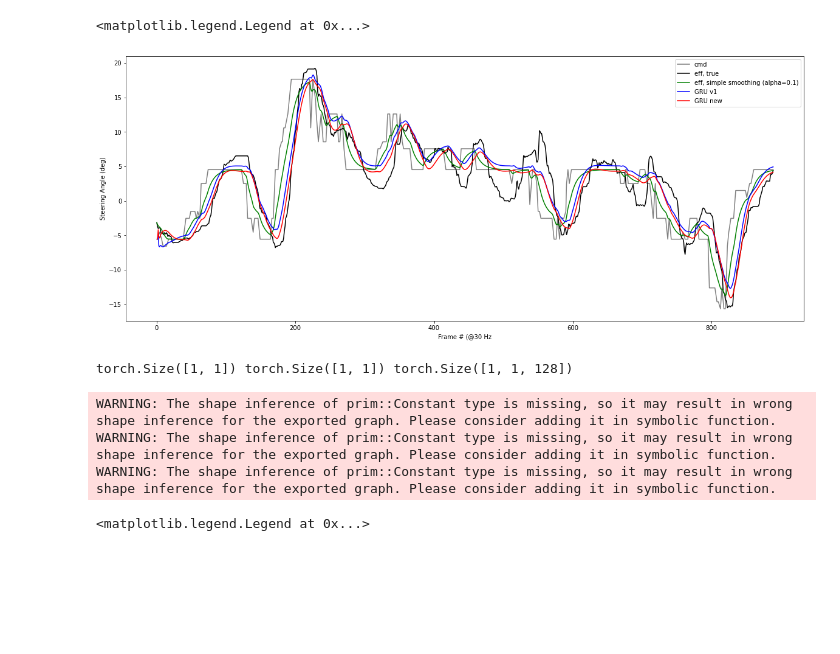
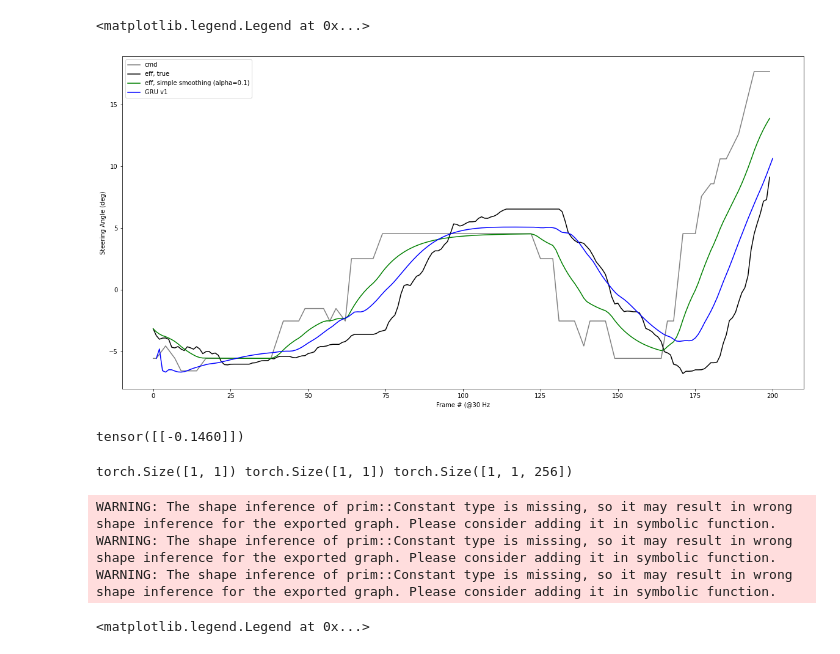
Before and after one commit to nikebless/e2e-driving, a Jupyter notebook: notebooks/vehicle_dynamics.ipynb, the cells around one changed output. Cells and saved outputs as stored; diff of their text form; code cells hidden in the pictures; blank space fills up the shorter version.

Commit message:
support vista pre-resizing, add dynamics model

```diff
--- a/notebooks/vehicle_dynamics.ipynb
+++ b/notebooks/vehicle_dynamics.ipynb
@@ -178,0 +287,6 @@ train_ds, val_ds = make_dataset(df)
+# %%
+dst_fps = 10
+seq_len = 5*dst_fps # 2 seconds at 10 Hz
+
+
+train_ds, val_ds = make_dataset(df, dst_fps, seq_len)
@@ -185,9 +317,9 @@ class RMSELoss(torch.nn.Module):
     def forward(self, y_pred, y_true):
         return torch.sqrt(self.mse(y_pred, y_true))
 # %%
-batch_size = 128
+batch_size = 512
 num_workers = 0
-gru_hidden_size = 128
+gru_hidden_size = 256
 gru_layers = 1
 
 dataloader = DataLoader(train_ds,
@@ -226,8 +358,6 @@ def train(model, dataloader, val_dataloader, optimizer, criterion, device, num_e
             model.train()
             outputs = model(cmd[:, :-1], eff[:, :-1], teacher_forcing=False) # -> a_eff[1:t]
 
-            # print('outputs:', outputs.shape)
-            # print('eff:', eff.shape)
             loss = criterion(outputs, eff[:, 1:])
 
             # backprop and update the parameters
@@ -242,7 +372,7 @@ def train(model, dataloader, val_dataloader, optimizer, criterion, device, num_e
             progress.set_description(description)
             progress.update(1)
 
-        val_loss = validation_loss(model, val_dataloader, criterion, device)
+        val_loss = validation_loss(model, val_dataloader, device)
         val_loss_history[epoch*len(dataloader) + i] = val_loss
         description = f'loss: {loss.detach().cpu().item():.4f} | val_loss: {val_loss:.4f}'
         progress.set_description(description)
@@ -253,7 +383,7 @@ def train(model, dataloader, val_dataloader, optimizer, criterion, device, num_e
     }
     return model, history
 
-def validation_loss(model, val_dataloader, criterion, device):
+def validation_loss(model, val_dataloader, device):
     model.eval()
     val_loss_history = []
     with torch.no_grad():
@@ -262,12 +392,12 @@ def validation_loss(model, val_dataloader, criterion, device):
             eff = eff.to(device, dtype=torch.float32)
 
             outputs = model(cmd[:, :-1], eff[:, :-1], teacher_forcing=False) # -> a_eff[1:t]
-            loss = criterion(outputs, eff[:, 1:])
+            loss = F.mse_loss(outputs, eff[:, 1:])
             val_loss_history.append(loss.detach().cpu().item())
 
     return np.mean(val_loss_history)
 
-model, history = train(model, dataloader, val_dataloader, optimizer, criterion, device, num_epochs=30)
+model, history = train(model, dataloader, val_dataloader, optimizer, criterion, device, num_epochs=25)
 
 plt.plot(history['loss'].values(), label='train loss')
 plt.plot(history['val_loss'].keys(), history['val_loss'].values(), label='validation loss')
@@ -290,0 +421,9 @@ plt.show()
+# %%
+optimizer = torch.optim.Adam(model.parameters(), lr=1e-4)
+model, history = train(model, dataloader, val_dataloader, optimizer, criterion, device, num_epochs=10)
+
+plt.plot(history['loss'].values(), label='train loss')
+plt.plot(history['val_loss'].keys(), history['val_loss'].values(), label='validation loss')
+
+plt.legend()
+plt.show()
@@ -379,4 +533,4 @@ smoothing baseline: 30.775
 # %%
-model_v1 = DynamicsGRU(128, 1)
-model_v1.load_state_dict(torch.load('dynamics_model_mae_val_loss_0.408_bias_0.42.pt'))
-model_v1 = model_v1.to(device)
+model = DynamicsGRU(128, 1)
+model.load_state_dict(torch.load('dynamics_model_v4_10hz.pt'))
+model = model.to(device)
@@ -383,44 +566,51 @@ model_v1 = model_v1.to(device)
 # %%
 ds = val_ds.datasets[0]
 alpha = 0.1
 
 stuff = ds.frames.loc[:, ['steering_angle', 'cmd_steering_angle']].iloc[210:1100]
 
-plt.figure(figsize=(20,8))
+plt.figure(figsize=(20,10), facecolor='white')
 plt.xlabel('Frame # (@30 Hz')
 plt.ylabel('Steering Angle (deg)')
 
 eff_steering = stuff['steering_angle'].values
 cmd_steering = stuff['cmd_steering_angle'].values
 simple_preds = infer_baseline(cmd_steering[1:], eff_steering[0], alpha=alpha)
 gru_preds_v1 = infer(model_v1, cmd_steering[1:], cmd_steering[0])
 gru_preds = infer(model, cmd_steering[1:], cmd_steering[0])
 
-zoom_start, zoom_end = [0, 1000]
+zoom_start, zoom_end = [0, 200]
 
 plt.plot(np.arange(len(stuff))[zoom_start:zoom_end], np.degrees(cmd_steering)[zoom_start:zoom_end], label='cmd', color='grey')
 plt.plot(np.arange(len(stuff))[zoom_start:zoom_end], np.degrees(eff_steering)[zoom_start:zoom_end], label='eff, true', color='black')
 plt.plot(np.arange(len(stuff))[zoom_start:zoom_end], np.degrees(simple_preds)[zoom_start:zoom_end], label=f'eff, simple smoothing (alpha={alpha})', color='green')
 plt.plot(np.arange(1, len(stuff))[zoom_start:zoom_end], np.degrees(gru_preds_v1)[zoom_start:zoom_end], label=f'GRU v1', color='blue')
-plt.plot(np.arange(1, len(stuff))[zoom_start:zoom_end], np.degrees(gru_preds)[zoom_start:zoom_end], label=f'GRU new', color='red')
+# plt.plot(np.arange(1, len(stuff))[zoom_start:zoom_end], np.degrees(gru_preds)[zoom_start:zoom_end], label=f'GRU new', color='red')
 
 plt.legend()
 # %% [output]
 <matplotlib.legend.Legend at 0x...>
-[figure, old version]
+[figure, new version]
 # %%
 torch.save(model.state_dict(), 'dynamics_model_v2.pt')
 # %%
 model = DynamicsGRU(128, 1)
 model.load_state_dict(torch.load('dynamics_model_v2.pt'))
 model = model.to(device)
+# %%
+sigma = torch.randn(1, 1, 1)
+
+sample = sigma.data.new(sigma.size(0), 1).normal_()
+sample
+# %% [output]
+tensor([[-0.1460]])
 # %%
 import onnx
 
 cmd, eff = iter(val_dataloader).next()
 cmd = cmd[0:1, 0:1].to(device, dtype=torch.float32)
 eff = eff[0:1, 0:1].to(device, dtype=torch.float32)
-hidden = torch.zeros(1, 1, 128).to(device, dtype=torch.float32)
+hidden = torch.zeros(1, 1, 256).to(device, dtype=torch.float32)
 
 print(cmd.shape, eff.shape, hidden.shape)
 
@@ -428,15 +618,15 @@ sample_inputs = [cmd, eff, hidden, True, True, {}]
 
 torch.onnx.export(model,
                   sample_inputs,
-                  'dynamics_model_v2.onnx',
+                  'dynamics_model_v6_10hz.onnx',
                   input_names=['cmd', 'eff'],
                   output_names=['eff_pred', 'hidden_state'],
                   opset_version=9,
                   do_constant_folding=False,
                 )
-onnx.checker.check_model('dynamics_model_v2.onnx')
+onnx.checker.check_model('dynamics_model_v6_10hz.onnx')
 # %% [output]
-torch.Size([1, 1]) torch.Size([1, 1]) torch.Size([1, 1, 128])
+torch.Size([1, 1]) torch.Size([1, 1]) torch.Size([1, 1, 256])
 WARNING: The shape inference of prim::Constant type is missing, so it may result in wrong shape inference for the exported graph. Please consider adding it in symbolic function.
 WARNING: The shape inference of prim::Constant type is missing, so it may result in wrong shape inference for the exported graph. Please consider adding it in symbolic function.
 WARNING: The shape inference of prim::Constant type is missing, so it may result in wrong shape inference for the exported graph. Please consider adding it in symbolic function.
```
Also changed, not shown: parts of 10 cells of this notebook, 7 other files.
